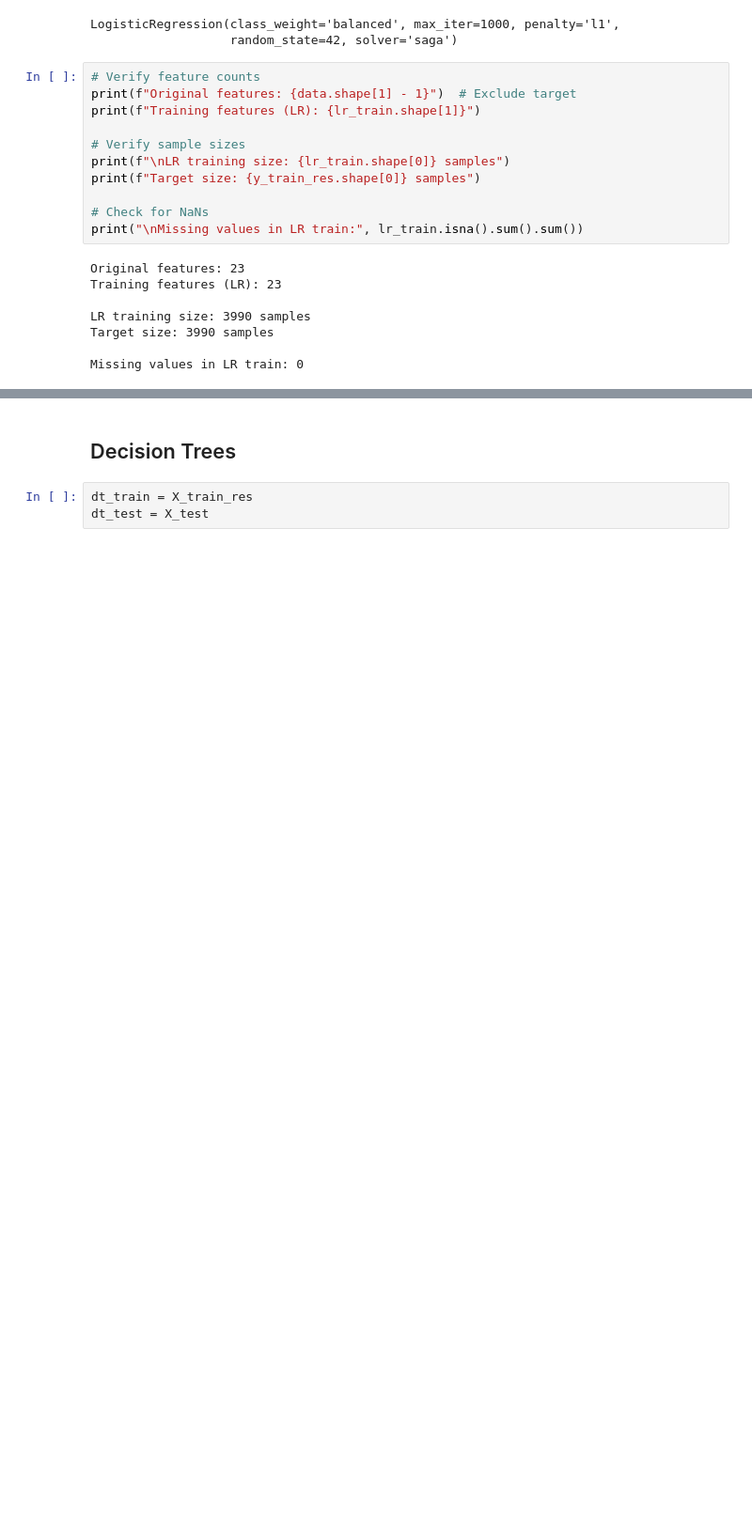
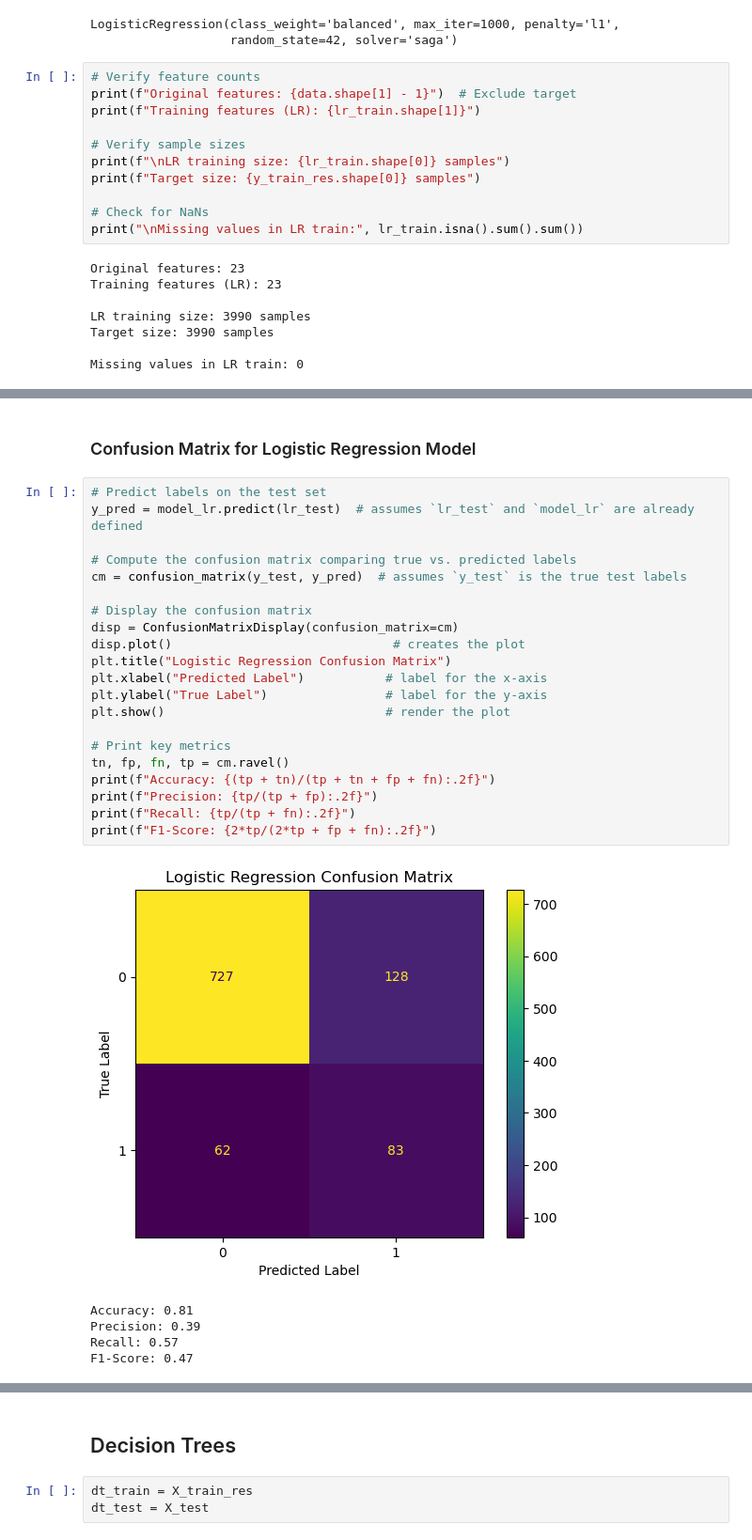
Before and after one commit to RWKarimi/Phase_3_Project, a Jupyter notebook: SyriaTel_Churn_Prediction.ipynb, the cells around one changed output, grey strips where cells are left out. Shown at 94% size. Drawn from its saved outputs; the diff is of its cells as text; blank space fills up the shorter version.

```diff
--- a/SyriaTel_Churn_Prediction.ipynb
+++ b/SyriaTel_Churn_Prediction.ipynb
@@ -618,0 +686,29 @@ print(coeffs.head(10))
+# %% [markdown]
+### Confusion Matrix for Logistic Regression Model
+# %%
+# Predict labels on the test set
+y_pred = model_lr.predict(lr_test)  # assumes `lr_test` and `model_lr` are already defined
+
+# Compute the confusion matrix comparing true vs. predicted labels
+cm = confusion_matrix(y_test, y_pred)  # assumes `y_test` is the true test labels
+
+# Display the confusion matrix
+disp = ConfusionMatrixDisplay(confusion_matrix=cm)
+disp.plot()                              # creates the plot
+plt.title("Logistic Regression Confusion Matrix")
+plt.xlabel("Predicted Label")           # label for the x-axis
+plt.ylabel("True Label")                # label for the y-axis
+plt.show()                              # render the plot
+
+# Print key metrics
+tn, fp, fn, tp = cm.ravel()
+print(f"Accuracy: {(tp + tn)/(tp + tn + fp + fn):.2f}")
+print(f"Precision: {tp/(tp + fp):.2f}")
+print(f"Recall: {tp/(tp + fn):.2f}")
+print(f"F1-Score: {2*tp/(2*tp + fp + fn):.2f}")
+# %% [output]
+[figure, added]
+Accuracy: 0.81
+Precision: 0.39
+Recall: 0.57
+F1-Score: 0.47
```
Also changed, not shown: parts of 66 cells of this notebook, 1 other file.
